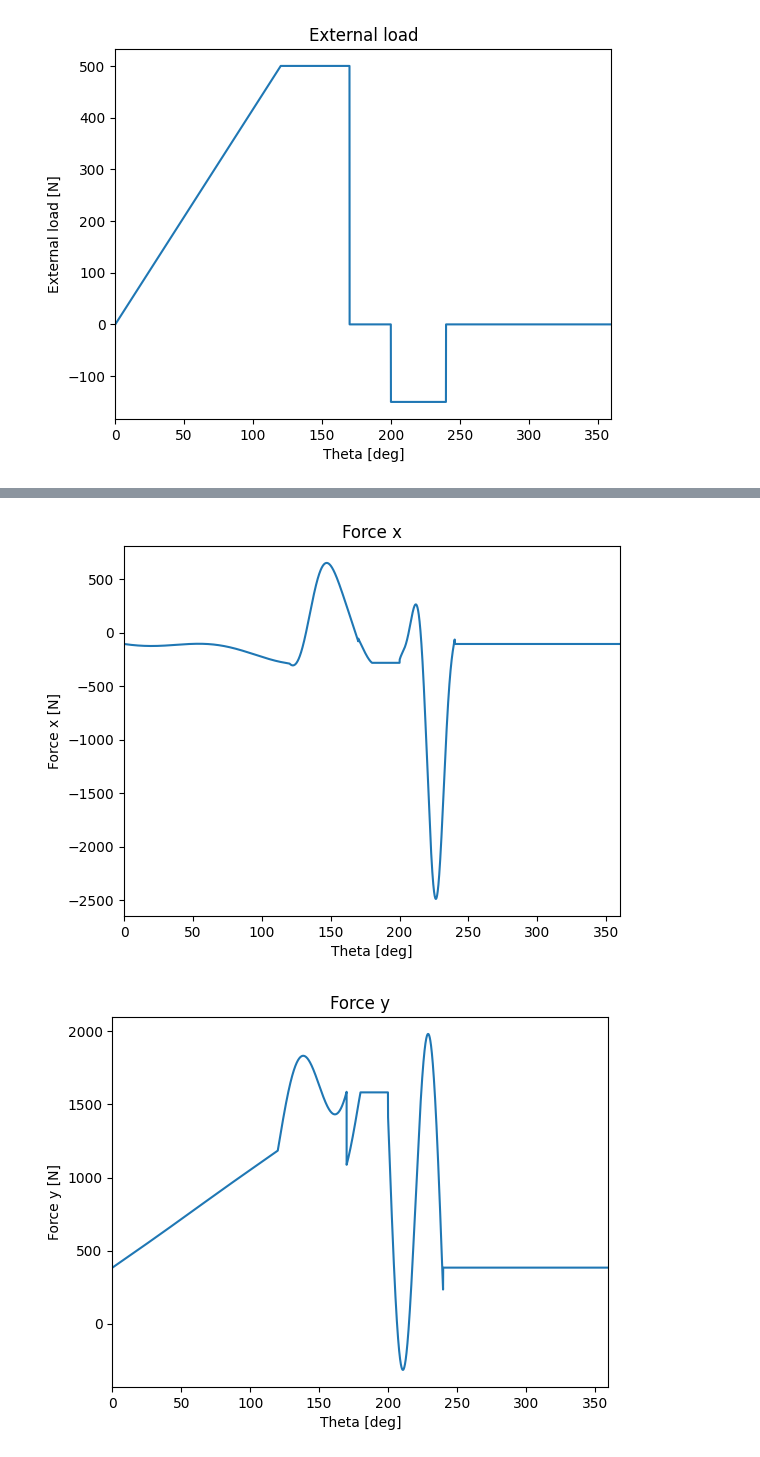
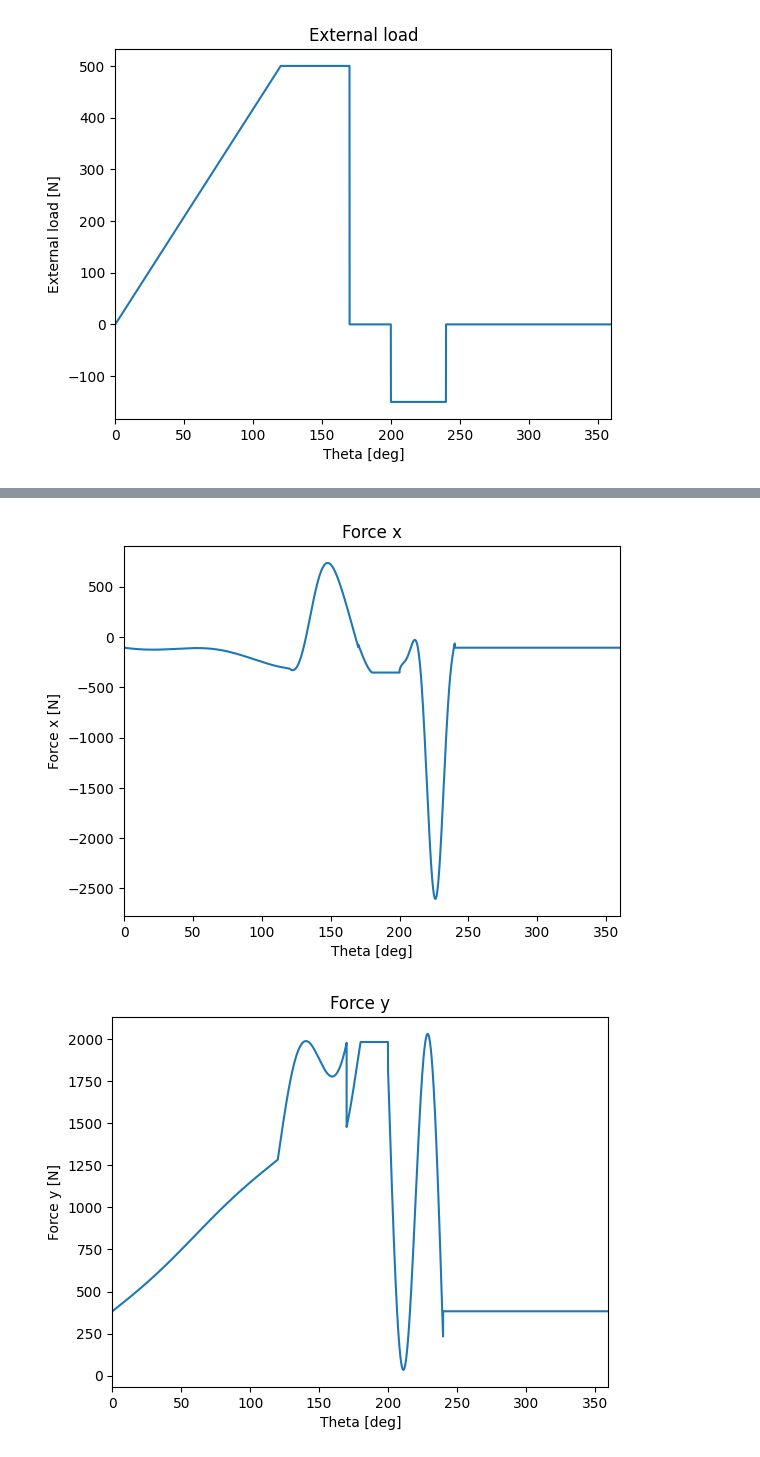
Before and after one commit to wiskiv1/ProjectBeweging, a Jupyter notebook: nokken.ipynb, the cells around one changed output, grey strips where cells are left out. Cells and saved outputs as stored; diff of their text form; code cells hidden in the pictures.

```diff
--- a/nokken.ipynb
+++ b/nokken.ipynb
@@ -471,6 +471,17 @@ def calculateForce(rpm,lift,spring_constant,damping_constant,spring_preload,pres
 
     return normalforce_tot,normalforce_acc,normalforce_load,normalforce_spring,normalforce_damper,force_x,force_y
 
+def minimal_spring_constant(normalforce_load, normalforce_acc, normalforce_damper, spring_preload, lift, pressure_angle):
+    spring_constant = 0.1
+    for i in range(0, 36000, 100):
+        min_spring_force = -normalforce_load[i] - normalforce_acc[i] - normalforce_damper[i]
+        if min_spring_force > spring_preload:
+            new_spring_constant = (min_spring_force*np.cos(pressure_angle[i]) - spring_preload)/lift[i]
+            if new_spring_constant > spring_constant:
+                spring_constant = new_spring_constant
+    return spring_constant
+minimal_spring_constant(normalforce_load, normalforce_acc, normalforce_damper, spring_preload, lift, pressure_angle)
+
 def plotForces(theta_deg,normalforce_tot,normalforce_acc,normalforce_load,normalforce_spring,normalforce_damper,force_x,force_y):
     plt.figure()
     plt.plot(theta_deg,normalforce_tot)
@@ -675,7 +686,7 @@ plotExternalLoad(theta_deg,ext_load)
 # dynamic inputs
 mass            =  20
 damping_constant = 0.091
-spring_constant =  30
+spring_constant =  minimal_spring_constant(normalforce_load, normalforce_acc, normalforce_damper, spring_preload, lift, pressure_angle) +1
 spring_preload  = 383
 rpm             = 120
 
@@ -688,2 +699,2 @@ plotForces(theta_deg,normalforce_tot,normalforce_acc,normalforce_load,normalforc
-[figure, old version]
+[figure, new version]
-[figure, old version]
+[figure, new version]
```
Also changed, not shown: parts of 2 cells of this notebook, 1 other file.
